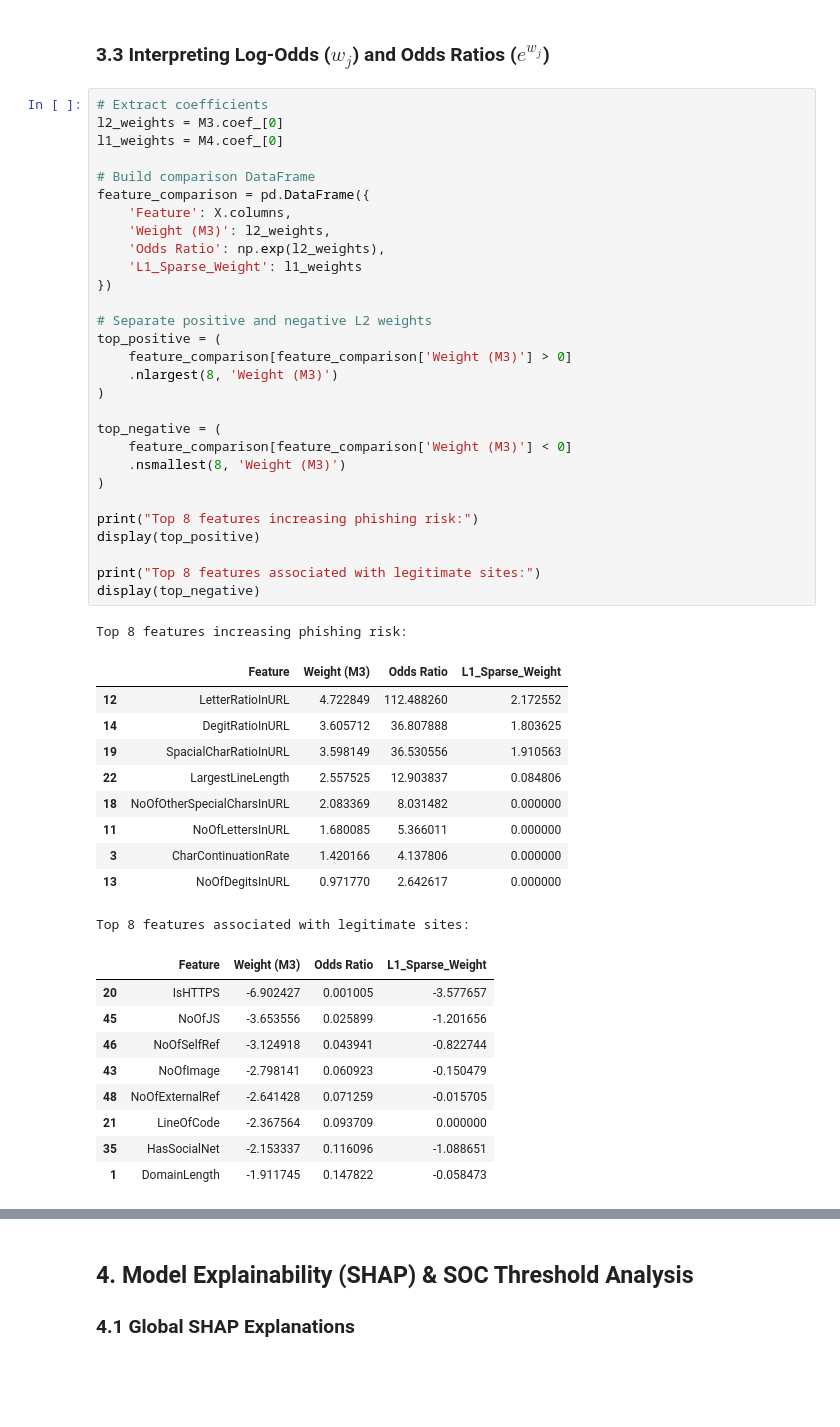
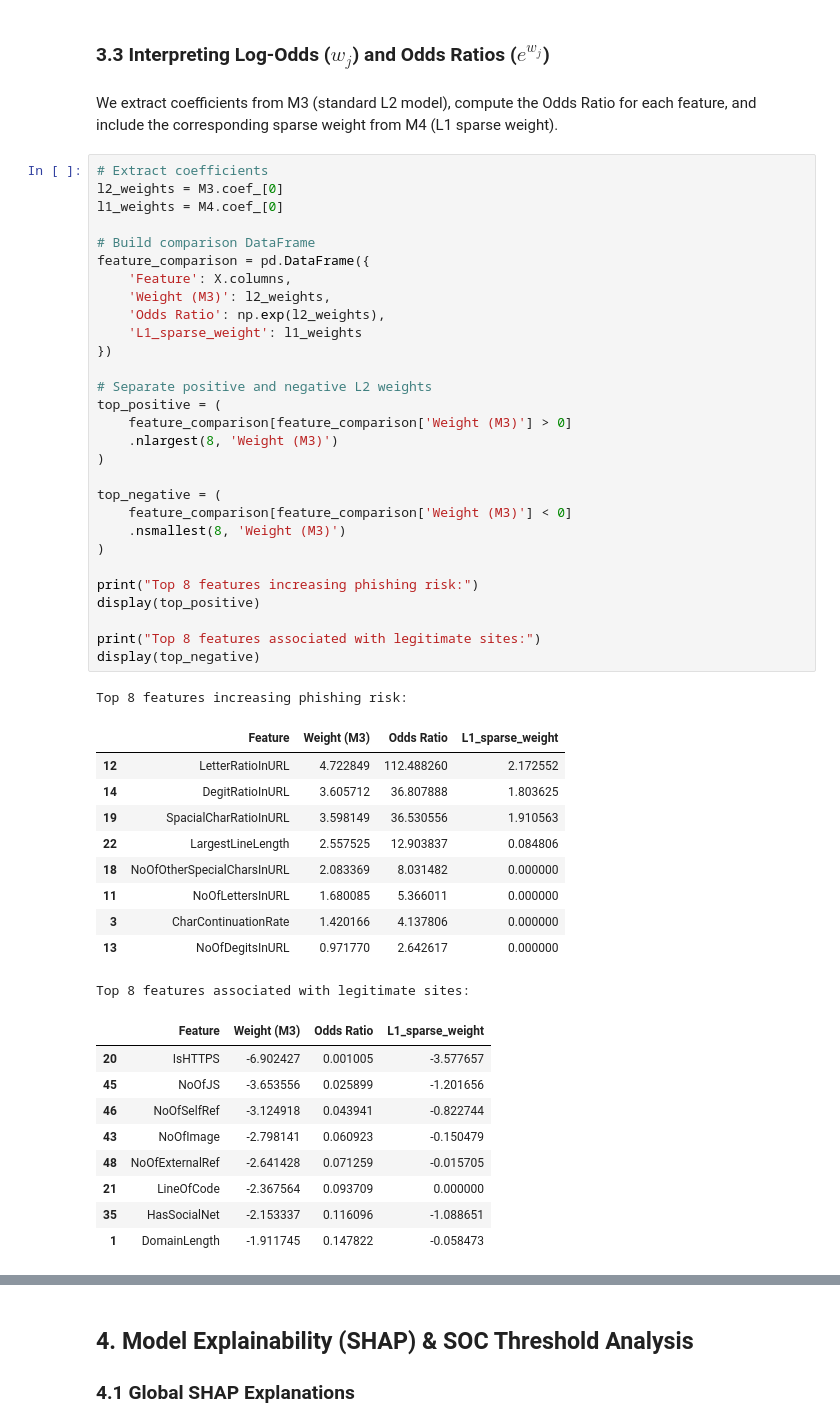
Before and after one commit to zakaria-tairari/ai-ml-labs, a Jupyter notebook: explanatory_data_analysis.ipynb, the cells around one changed output, grey strips where cells are left out. Cells and saved outputs as stored; diff of their text form; blank space fills up the shorter version.

```diff
--- a/explanatory_data_analysis.ipynb
+++ b/explanatory_data_analysis.ipynb
@@ -520,38 +538,40 @@ plt.show()
 [figure]
 # %% [markdown]
 ### 3.3 Interpreting Log-Odds ($w_j$) and Odds Ratios ($e^{w_j}$)
+# %% [markdown]
+We extract coefficients from M3 (standard L2 model), compute the Odds Ratio for each feature, and include the corresponding sparse weight from M4 (L1 sparse weight).
 # %%
 # Extract coefficients
 l2_weights = M3.coef_[0]
 l1_weights = M4.coef_[0]
 
 # Build comparison DataFrame
 feature_comparison = pd.DataFrame({
     'Feature': X.columns,
     'Weight (M3)': l2_weights,
     'Odds Ratio': np.exp(l2_weights),
-    'L1_Sparse_Weight': l1_weights
+    'L1_sparse_weight': l1_weights
 })
 
 # Separate positive and negative L2 weights
 top_positive = (
     feature_comparison[feature_comparison['Weight (M3)'] > 0]
     .nlargest(8, 'Weight (M3)')
 )
 
 top_negative = (
     feature_comparison[feature_comparison['Weight (M3)'] < 0]
     .nsmallest(8, 'Weight (M3)')
 )
 
 print("Top 8 features increasing phishing risk:")
 display(top_positive)
 
 print("Top 8 features associated with legitimate sites:")
 display(top_negative)
 # %% [output]
 Top 8 features increasing phishing risk:
-|  | Feature | Weight (M3) | Odds Ratio | L1_Sparse_Weight |
+|  | Feature | Weight (M3) | Odds Ratio | L1_sparse_weight |
 | 12 | LetterRatioInURL | 4.722849 | 112.488260 | 2.172552 |
 | 14 | DegitRatioInURL | 3.605712 | 36.807888 | 1.803625 |
 | 19 | SpacialCharRatioInURL | 3.598149 | 36.530556 | 1.910563 |
@@ -561,7 +581,7 @@ Top 8 features increasing phishing risk:
 | 3 | CharContinuationRate | 1.420166 | 4.137806 | 0.000000 |
 | 13 | NoOfDegitsInURL | 0.971770 | 2.642617 | 0.000000 |
 Top 8 features associated with legitimate sites:
-|  | Feature | Weight (M3) | Odds Ratio | L1_Sparse_Weight |
+|  | Feature | Weight (M3) | Odds Ratio | L1_sparse_weight |
 | 20 | IsHTTPS | -6.902427 | 0.001005 | -3.577657 |
 | 45 | NoOfJS | -3.653556 | 0.025899 | -1.201656 |
 | 46 | NoOfSelfRef | -3.124918 | 0.043941 | -0.822744 |
```
Also changed, not shown: parts of 28 cells of this notebook.
